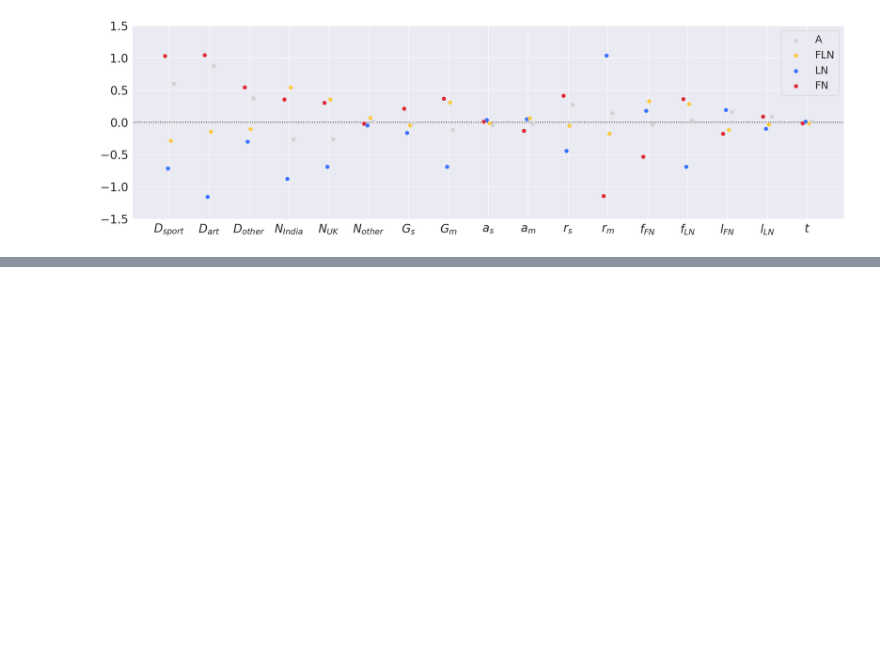
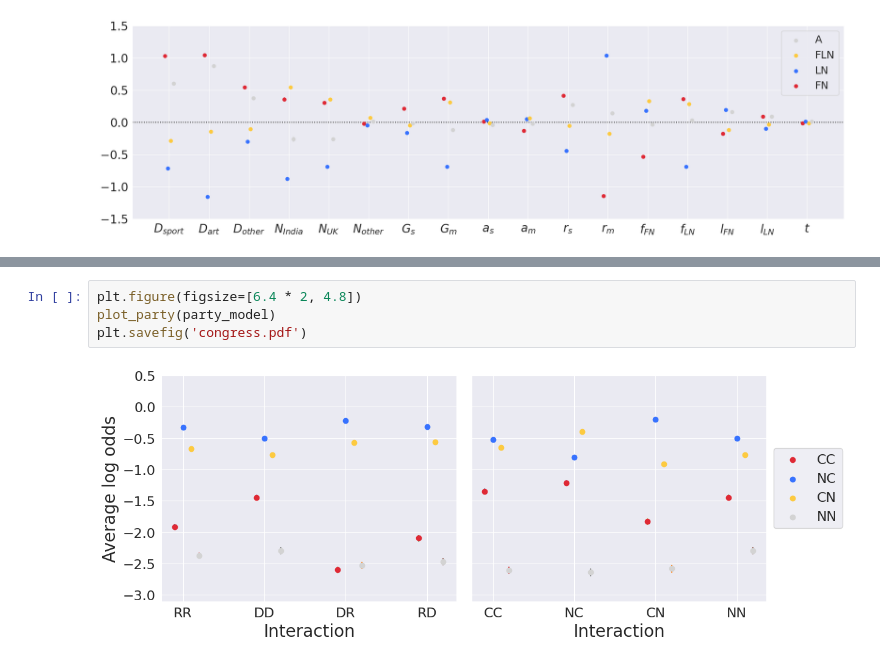
Before and after one commit to au-clan/quotegraph, a Jupyter notebook: example_notebook.ipynb, the cells around one changed output, grey strips where cells are left out. Cells and saved outputs as stored; diff of their text form; blank space fills up the shorter version.

```diff
--- a/example_notebook.ipynb
+++ b/example_notebook.ipynb
@@ -18,0 +30,6 @@ gender_model = load_pickle('gender_model.pkl')
+# %%
+plt.figure(figsize=[6.4 * 2, 4.8])
+plot_party(party_model)
+plt.savefig('congress.pdf')
+# %% [output]
+[figure, added]
```
Also changed, not shown: parts of 7 cells of this notebook.
